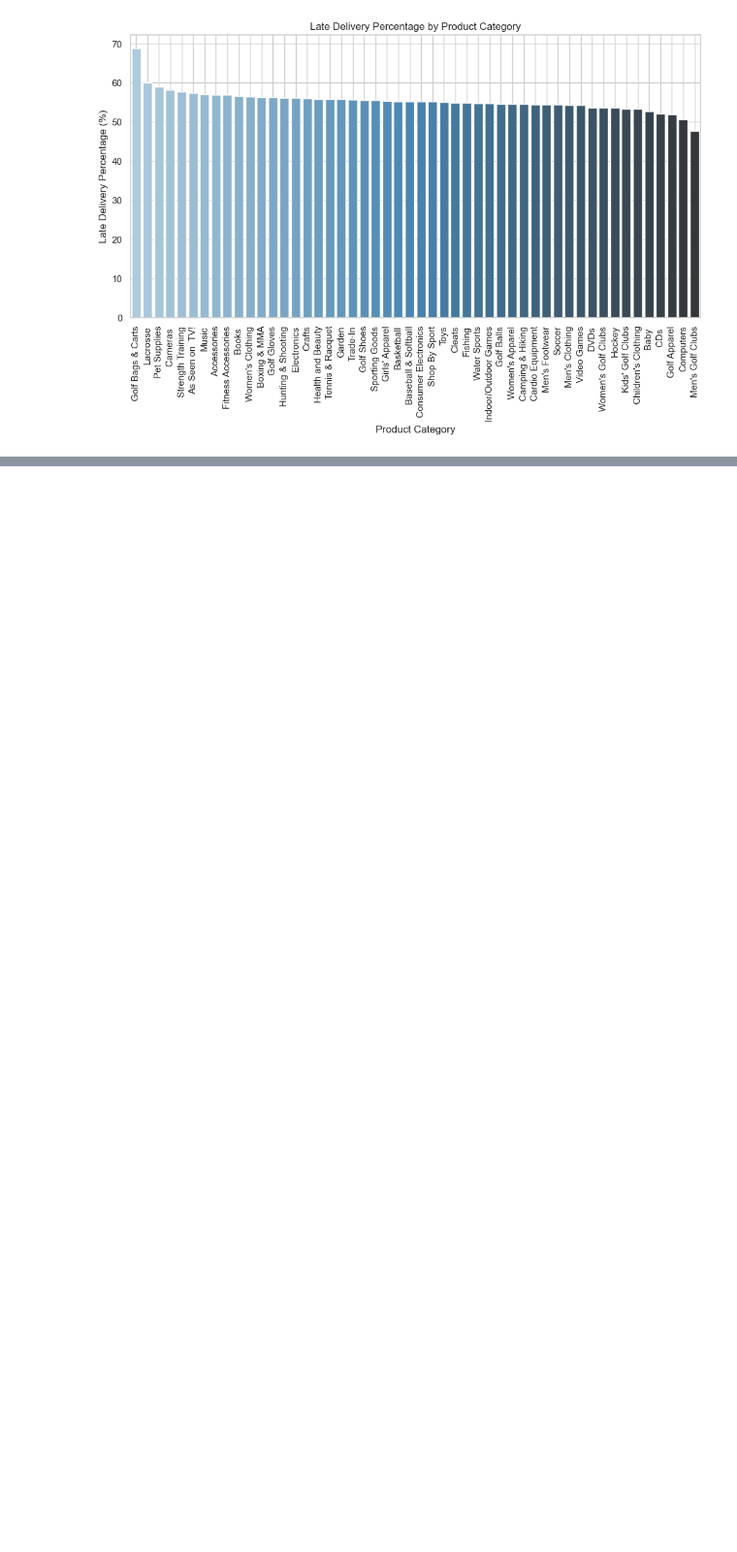
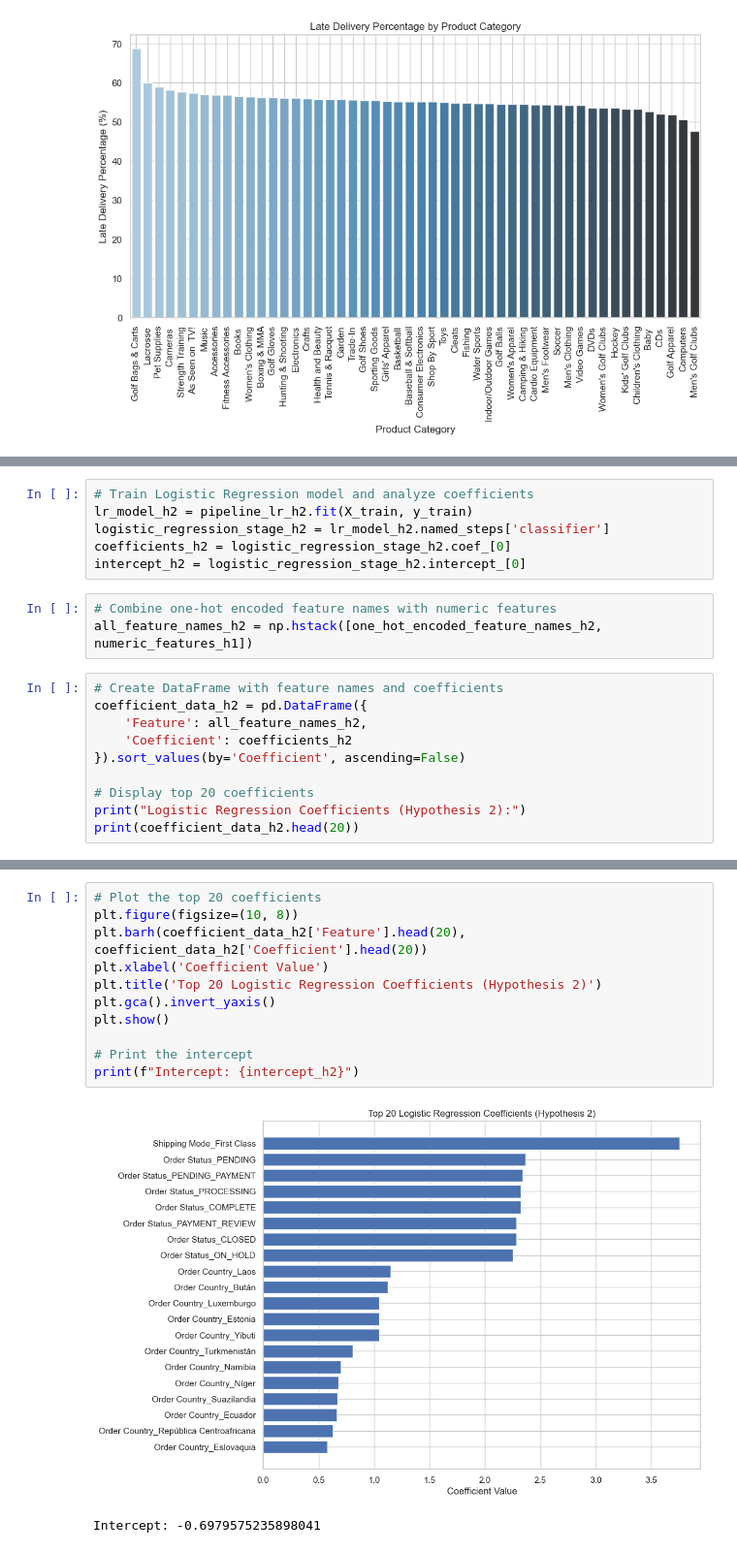
Before and after one commit to jforeroluque/Supply_Chain_Analysis, a Jupyter notebook: DMS020_Supply_Chain.ipynb, the cells around one changed output, grey strips where cells are left out. Shown at 97% size. Drawn from its saved outputs; the diff is of its cells as text; blank space fills up the shorter version.

```diff
--- a/DMS020_Supply_Chain.ipynb
+++ b/DMS020_Supply_Chain.ipynb
@@ -548,0 +906,19 @@ plt.show()
+# %%
+# Train Logistic Regression model and analyze coefficients
+lr_model_h2 = pipeline_lr_h2.fit(X_train, y_train)
+logistic_regression_stage_h2 = lr_model_h2.named_steps['classifier']
+coefficients_h2 = logistic_regression_stage_h2.coef_[0]
+intercept_h2 = logistic_regression_stage_h2.intercept_[0]
+# %%
+# Combine one-hot encoded feature names with numeric features
+all_feature_names_h2 = np.hstack([one_hot_encoded_feature_names_h2, numeric_features_h1])
+# %%
+# Create DataFrame with feature names and coefficients
+coefficient_data_h2 = pd.DataFrame({
+    'Feature': all_feature_names_h2,
+    'Coefficient': coefficients_h2
+}).sort_values(by='Coefficient', ascending=False)
+
+# Display top 20 coefficients
+print("Logistic Regression Coefficients (Hypothesis 2):")
+print(coefficient_data_h2.head(20))
@@ -548,0 +943,14 @@ plt.show()
+# %%
+# Plot the top 20 coefficients
+plt.figure(figsize=(10, 8))
+plt.barh(coefficient_data_h2['Feature'].head(20), coefficient_data_h2['Coefficient'].head(20))
+plt.xlabel('Coefficient Value')
+plt.title('Top 20 Logistic Regression Coefficients (Hypothesis 2)')
+plt.gca().invert_yaxis()
+plt.show()
+
+# Print the intercept
+print(f"Intercept: {intercept_h2}")
+# %% [output]
+[figure, added]
+Intercept: -0.6979575235898041
```
Also changed, not shown: parts of 47 cells of this notebook.
